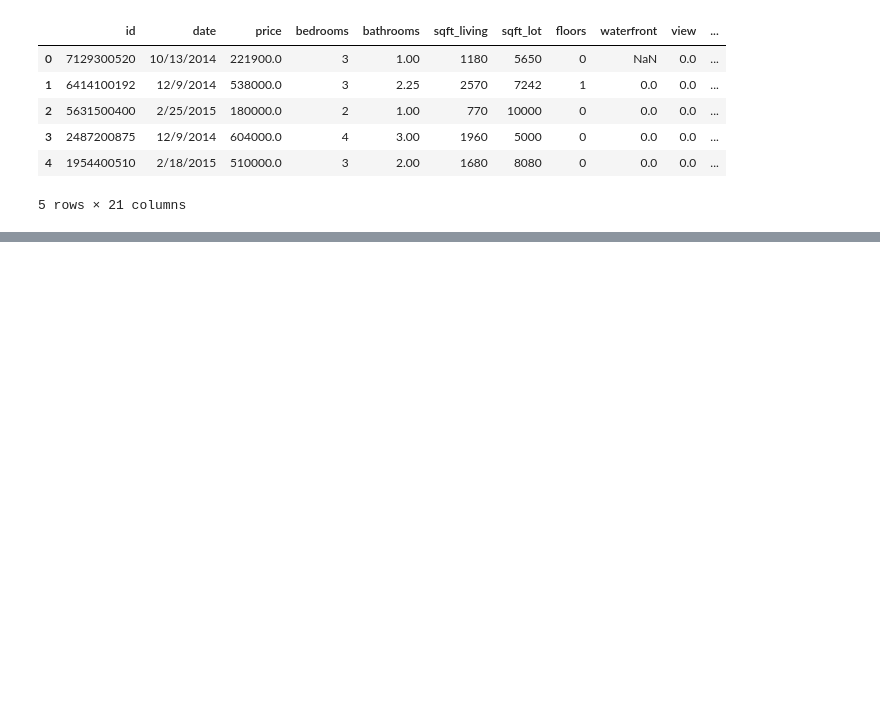
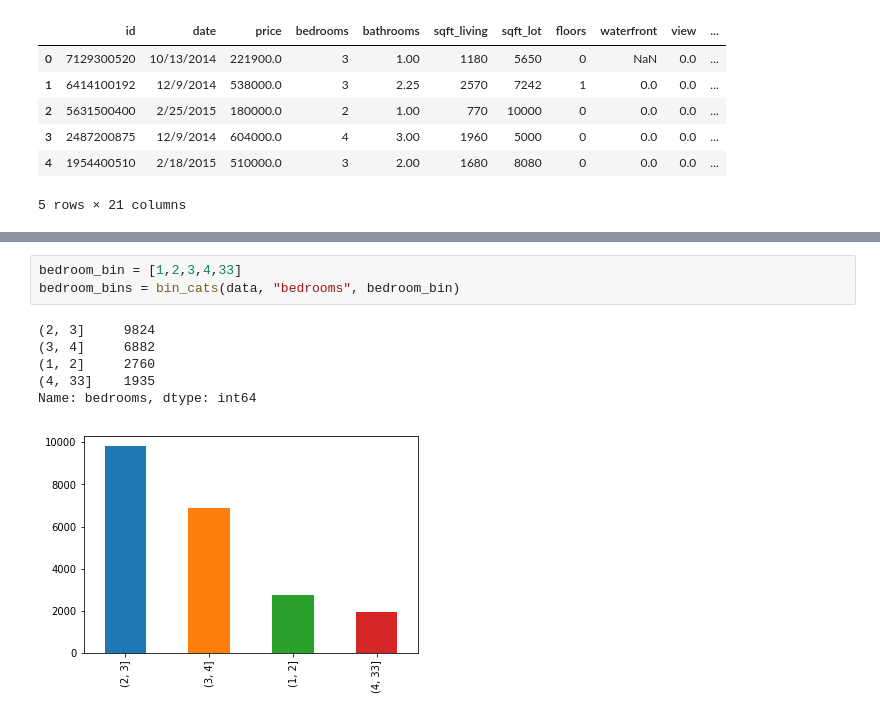
Before and after one commit to whitcrrd/dsc-1-final-project-online-ds-ft-021119, a Jupyter notebook: student.ipynb, the cells around one changed output, grey strips where cells are left out. Drawn from its saved outputs; the diff is of its cells as text; blank space fills up the shorter version.

```diff
--- a/student.ipynb
+++ b/student.ipynb
@@ -281,0 +352,10 @@ data.head()
+# %%
+bedroom_bin = [1,2,3,4,33]
+bedroom_bins = bin_cats(data, "bedrooms", bedroom_bin)
+# %% [output]
+(2, 3]     9824
+(3, 4]     6882
+(1, 2]     2760
+(4, 33]    1935
+Name: bedrooms, dtype: int64
+[figure, added]
```
Also changed, not shown: parts of 11 cells of this notebook.
